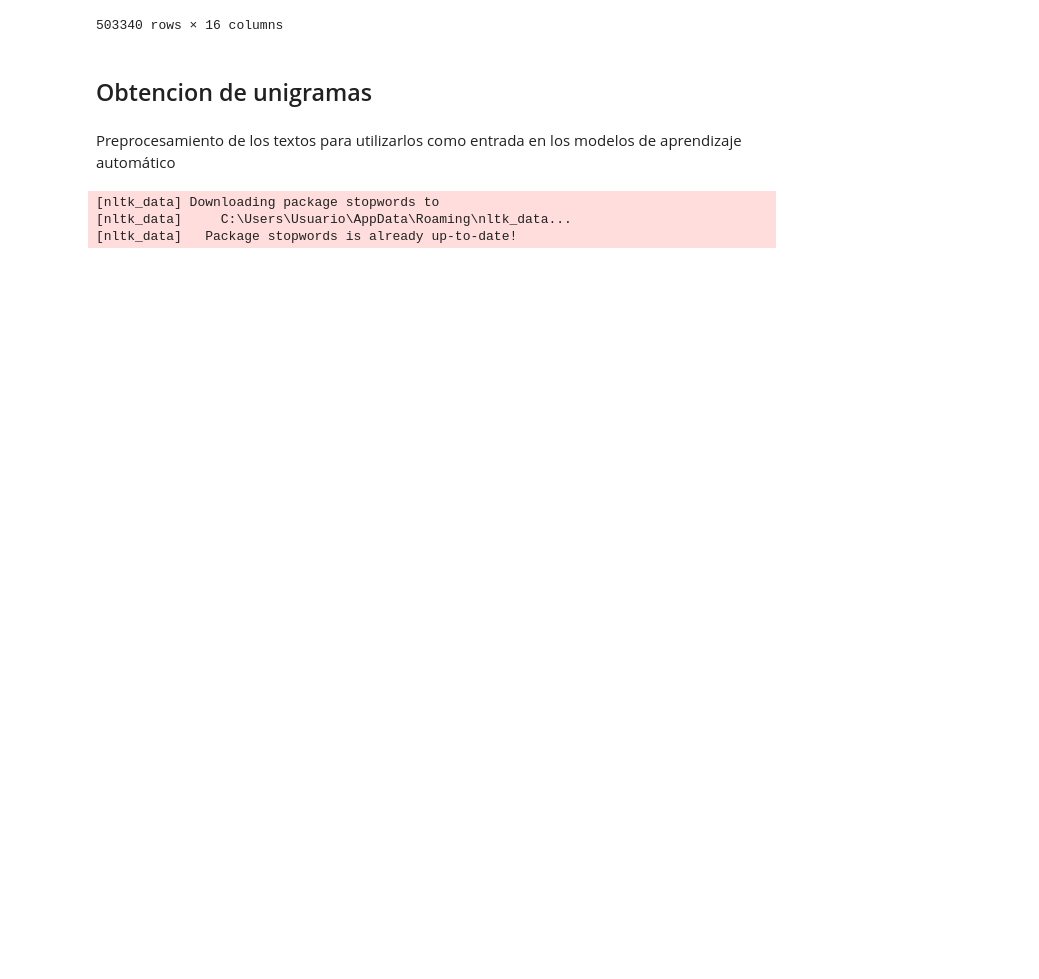
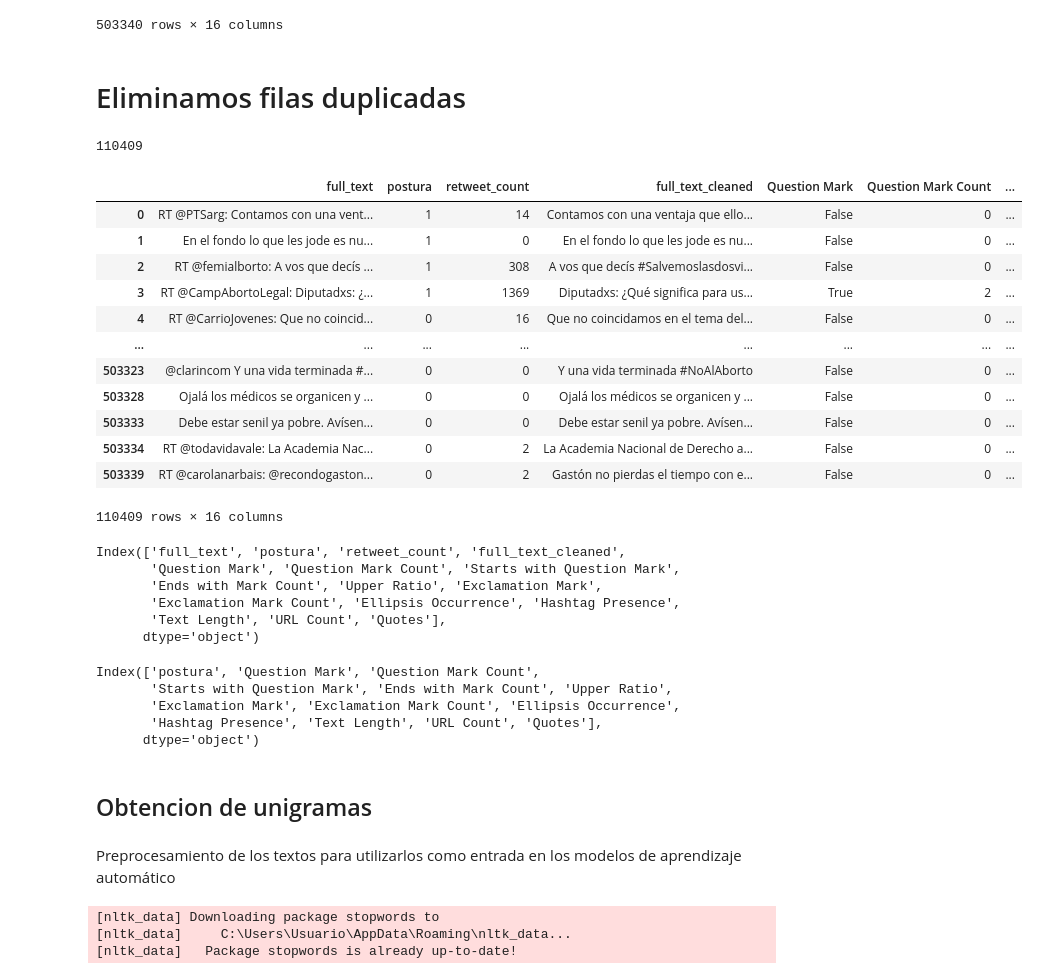
Before and after one commit to vanemeinardi/Proyecto_TextMining, a Jupyter notebook: Códigos/02.1-obtencion_caracteristicas_comunidades.ipynb, the cells around one changed output. Saved outputs shown, nothing was run; the diff lists cells and outputs as text; code cells hidden in the pictures; blank space fills up the shorter version.

```diff
--- a/Códigos/02.1-obtencion_caracteristicas_comunidades.ipynb
+++ b/Códigos/02.1-obtencion_caracteristicas_comunidades.ipynb
@@ -141,4 +138,52 @@ See the caveats in the documentation: https://pandas.pydata.org/pandas-docs/stab
 | 503338 | RT @marianoobarrio: Esta inmensa ... | 0 | 174 | Esta inmensa maravilla fue sacrif... | False | 0 | ... |
 | 503339 | RT @carolanarbais: @recondogaston... | 0 | 2 | Gastón no pierdas el tiempo con e... | False | 0 | ... |
 503340 rows × 16 columns
+# %% [markdown]
+# Eliminamos filas duplicadas
+# %%
+# Eliminar duplicados basándote en la columna 'full_text_cleaned' y conservar el primer tweet que aparezca
+comunidades_filtradas_sin_duplicados = comunidades_filtradas.drop_duplicates(subset='full_text_cleaned', keep='first')
+
+# Obtener los índices de las filas sin duplicados
+indices_sin_duplicados = comunidades_filtradas_sin_duplicados.index
+len(indices_sin_duplicados)
+# %% [output]
+110409
+# %%
+# Filtrar comunidades_filtradas usando los índices sin duplicados
+comunidades_filtradas_filtrada = comunidades_filtradas.loc[indices_sin_duplicados]
+
+comunidades_filtradas_filtrada
+# %% [output]
+|  | full_text | postura | retweet_count | full_text_cleaned | Question Mark | Question Mark Count | ... |
+| 0 | RT @PTSarg: Contamos con una vent... | 1 | 14 | Contamos con una ventaja que ello... | False | 0 | ... |
+| 1 | En el fondo lo que les jode es nu... | 1 | 0 | En el fondo lo que les jode es nu... | False | 0 | ... |
+| 2 | RT @femialborto: A vos que decís ... | 1 | 308 | A vos que decís #Salvemoslasdosvi... | False | 0 | ... |
+| 3 | RT @CampAbortoLegal: Diputadxs: ¿... | 1 | 1369 | Diputadxs: ¿Qué significa para us... | True | 2 | ... |
+| 4 | RT @CarrioJovenes: Que no coincid... | 0 | 16 | Que no coincidamos en el tema del... | False | 0 | ... |
+| ... | ... | ... | ... | ... | ... | ... | ... |
+| 503323 | @clarincom Y una vida terminada #... | 0 | 0 | Y una vida terminada #NoAlAborto | False | 0 | ... |
+| 503328 | Ojalá los médicos se organicen y ... | 0 | 0 | Ojalá los médicos se organicen y ... | False | 0 | ... |
+| 503333 | Debe estar senil ya pobre. Avísen... | 0 | 0 | Debe estar senil ya pobre. Avísen... | False | 0 | ... |
+| 503334 | RT @todavidavale: La Academia Nac... | 0 | 2 | La Academia Nacional de Derecho a... | False | 0 | ... |
+| 503339 | RT @carolanarbais: @recondogaston... | 0 | 2 | Gastón no pierdas el tiempo con e... | False | 0 | ... |
+110409 rows × 16 columns
+# %%
+comunidades_filtradas_filtrada.columns
+# %% [output]
+Index(['full_text', 'postura', 'retweet_count', 'full_text_cleaned',
+       'Question Mark', 'Question Mark Count', 'Starts with Question Mark',
+       'Ends with Mark Count', 'Upper Ratio', 'Exclamation Mark',
+       'Exclamation Mark Count', 'Ellipsis Occurrence', 'Hashtag Presence',
+       'Text Length', 'URL Count', 'Quotes'],
+      dtype='object')
+# %%
+comunidades_variables_contextuales=comunidades_filtradas_filtrada.drop(['full_text', 'retweet_count', 'full_text_cleaned'], axis=1)
+comunidades_variables_contextuales.columns
+# %% [output]
+Index(['postura', 'Question Mark', 'Question Mark Count',
+       'Starts with Question Mark', 'Ends with Mark Count', 'Upper Ratio',
+       'Exclamation Mark', 'Exclamation Mark Count', 'Ellipsis Occurrence',
+       'Hashtag Presence', 'Text Length', 'URL Count', 'Quotes'],
+      dtype='object')
 # %%
```
Also changed, not shown: parts of 43 cells of this notebook.
